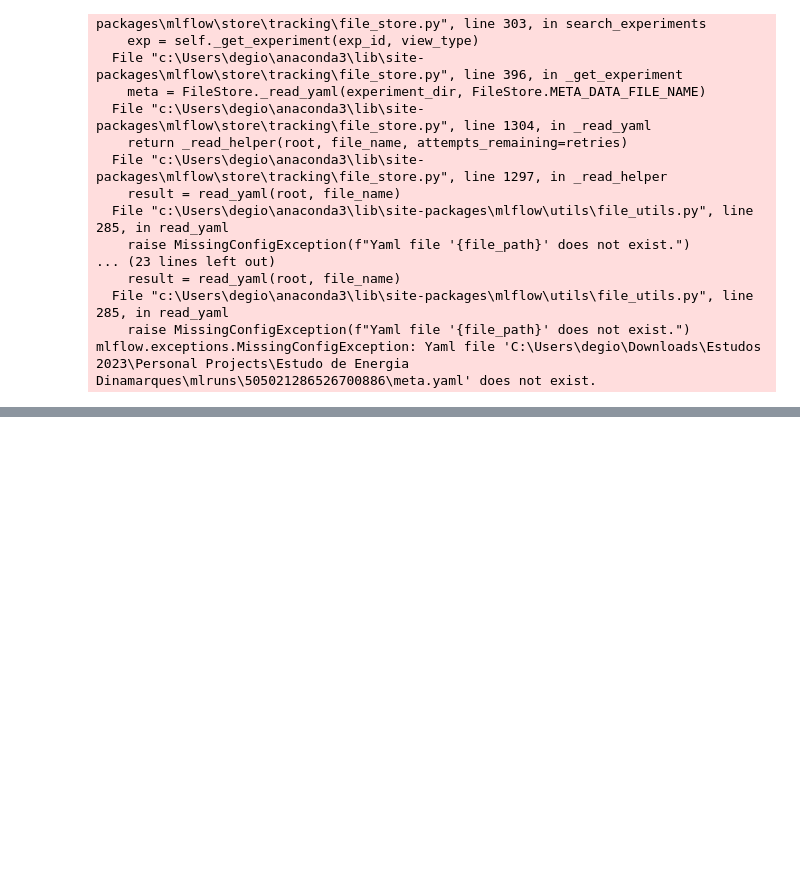
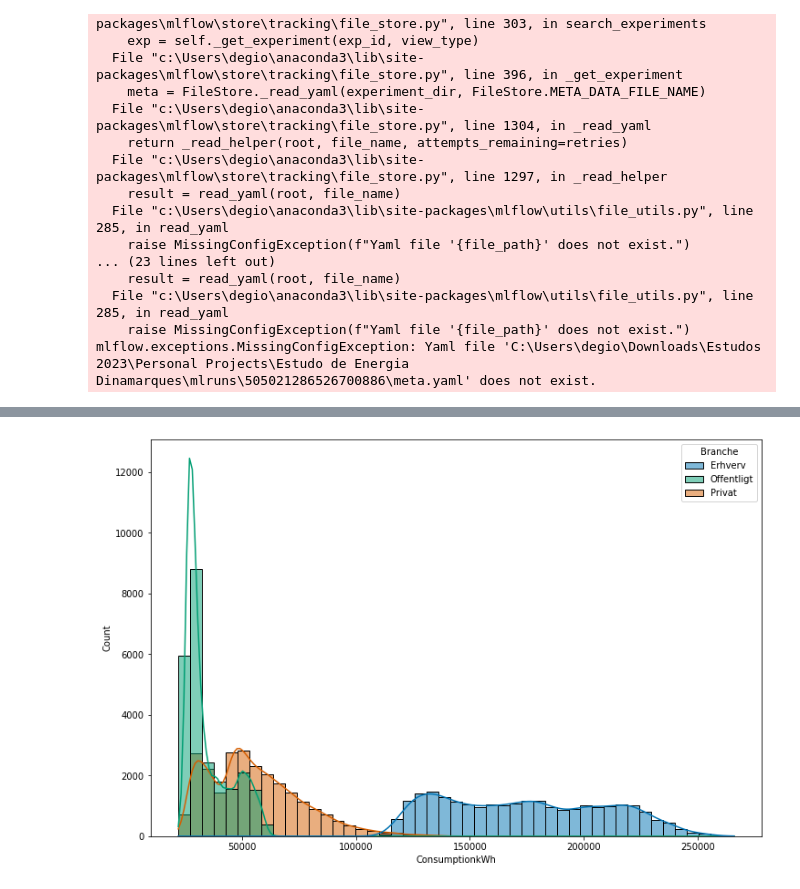
Before and after one commit to GiovaneCarvalho/Forecast_Consumo_Energia_Dinamarques, a Jupyter notebook: API.ipynb, the cells around one changed output, grey strips where cells are left out. Drawn from its saved outputs; the diff is of its cells as text; code cells hidden in the pictures; blank space fills up the shorter version.

```diff
--- a/API.ipynb
+++ b/API.ipynb
@@ -75,0 +138,6 @@ Evaluation by hour
+# %%
+fig,ax = plt.subplots(figsize=(12,8))
+sns.histplot(data = df, x = 'ConsumptionkWh', kde = True, hue = 'Branche')
+plt.show()
+# %% [output]
+[figure, added]
```
Also changed, not shown: parts of 88 cells of this notebook.
